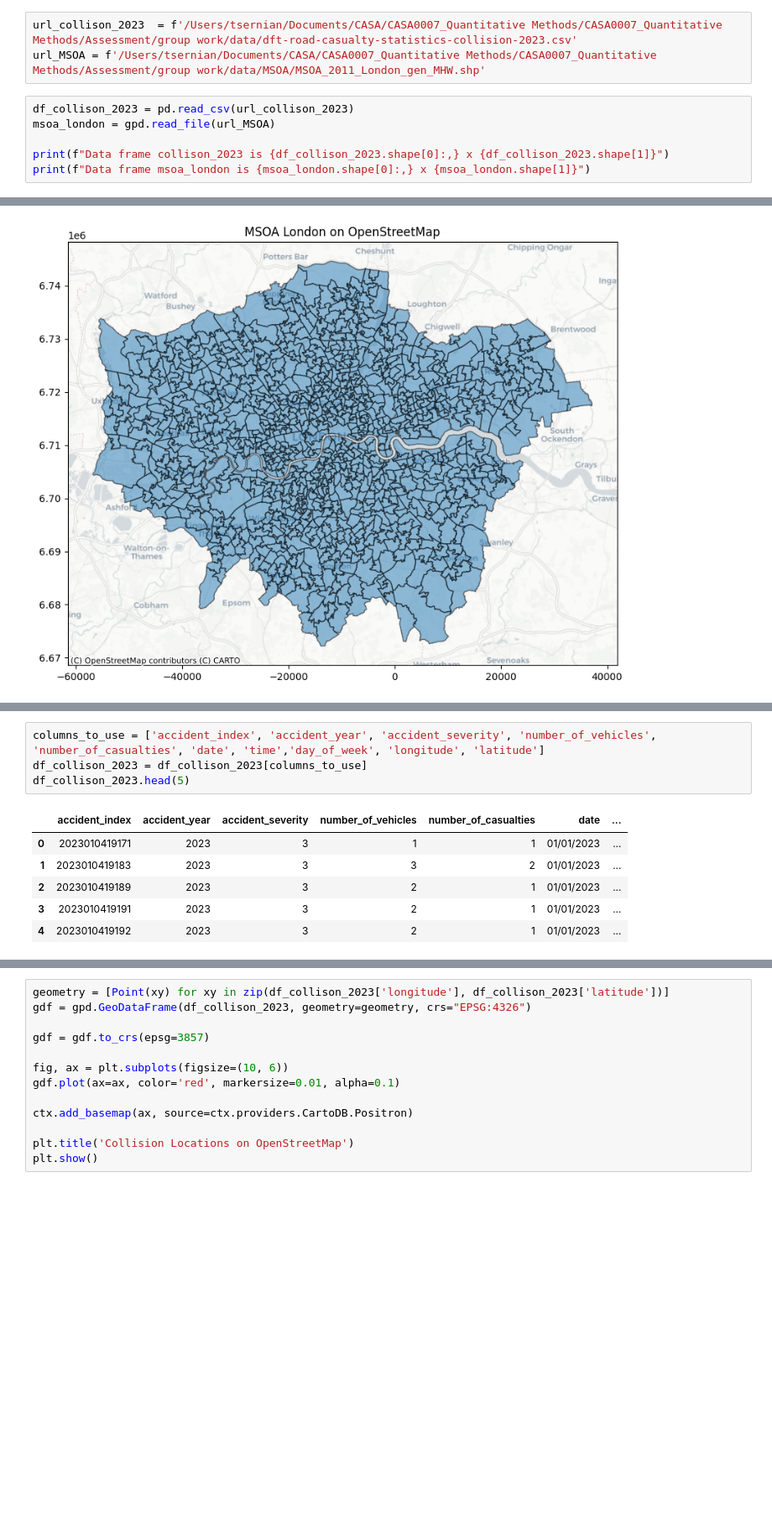
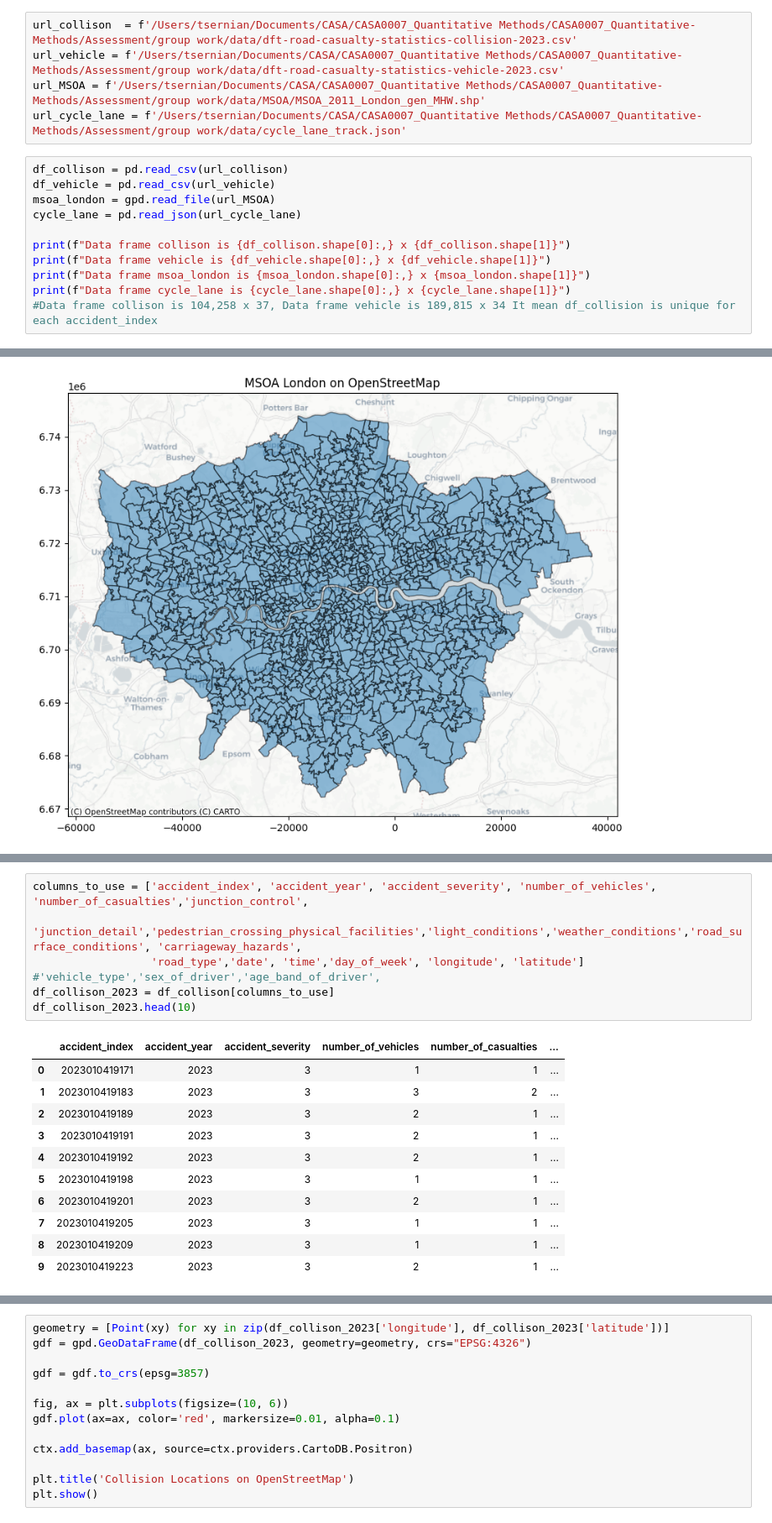
Before and after one commit to iantsern-twuk/CASA0007_Quantitative-Methods, a Jupyter notebook: Assessment/group work/data_cleaning.ipynb, the cells around one changed output, grey strips where cells are left out. Shown at 84% size. Drawn from its saved outputs; the diff is of its cells as text; blank space fills up the shorter version.

```diff
--- a/Assessment/group work/data_cleaning.ipynb
+++ b/Assessment/group work/data_cleaning.ipynb
@@ -9,12 +10,19 @@ from shapely.geometry import Point
 import contextily as ctx
 import folium
 # %%
-url_collison_2023  = f'/Users/tsernian/Documents/CASA/CASA0007_Quantitative Methods/CASA0007_Quantitative Methods/Assessment/group work/data/dft-road-casualty-statistics-collision-2023.csv'
-url_MSOA = f'/Users/tsernian/Documents/CASA/CASA0007_Quantitative Methods/CASA0007_Quantitative Methods/Assessment/group work/data/MSOA/MSOA_2011_London_gen_MHW.shp'
+url_collison  = f'/Users/tsernian/Documents/CASA/CASA0007_Quantitative Methods/CASA0007_Quantitative-Methods/Assessment/group work/data/dft-road-casualty-statistics-collision-2023.csv'
+url_vehicle = f'/Users/tsernian/Documents/CASA/CASA0007_Quantitative Methods/CASA0007_Quantitative-Methods/Assessment/group work/data/dft-road-casualty-statistics-vehicle-2023.csv'
+url_MSOA = f'/Users/tsernian/Documents/CASA/CASA0007_Quantitative Methods/CASA0007_Quantitative-Methods/Assessment/group work/data/MSOA/MSOA_2011_London_gen_MHW.shp'
+url_cycle_lane = f'/Users/tsernian/Documents/CASA/CASA0007_Quantitative Methods/CASA0007_Quantitative-Methods/Assessment/group work/data/cycle_lane_track.json'
 # %%
-df_collison_2023 = pd.read_csv(url_collison_2023)
+df_collison = pd.read_csv(url_collison)
+df_vehicle = pd.read_csv(url_vehicle)
 msoa_london = gpd.read_file(url_MSOA)
+cycle_lane = pd.read_json(url_cycle_lane)
 
-print(f"Data frame collison_2023 is {df_collison_2023.shape[0]:,} x {df_collison_2023.shape[1]}")
+print(f"Data frame collison is {df_collison.shape[0]:,} x {df_collison.shape[1]}")
+print(f"Data frame vehicle is {df_vehicle.shape[0]:,} x {df_vehicle.shape[1]}")
 print(f"Data frame msoa_london is {msoa_london.shape[0]:,} x {msoa_london.shape[1]}")
+print(f"Data frame cycle_lane is {cycle_lane.shape[0]:,} x {cycle_lane.shape[1]}")
+#Data frame collison is 104,258 x 37, Data frame vehicle is 189,815 x 34 It mean df_collision is unique for each accident_index
 # %% [output]
@@ -62,13 +110,20 @@ Data columns (total 37 columns):
 dtypes: float64(4), int64(26), object(7)
 memory usage: 29.4+ MB
 # %%
-columns_to_use = ['accident_index', 'accident_year', 'accident_severity', 'number_of_vehicles', 'number_of_casualties', 'date', 'time','day_of_week', 'longitude', 'latitude']
-df_collison_2023 = df_collison_2023[columns_to_use]
-df_collison_2023.head(5)
+columns_to_use = ['accident_index', 'accident_year', 'accident_severity', 'number_of_vehicles', 'number_of_casualties','junction_control',
+                  'junction_detail','pedestrian_crossing_physical_facilities','light_conditions','weather_conditions','road_surface_conditions', 'carriageway_hazards',
+                  'road_type','date', 'time','day_of_week', 'longitude', 'latitude']    #'vehicle_type','sex_of_driver','age_band_of_driver',
+df_collison_2023 = df_collison[columns_to_use]
+df_collison_2023.head(10)
 # %% [output]
-|  | accident_index | accident_year | accident_severity | number_of_vehicles | number_of_casualties | date | ... |
-| 0 | 2023010419171 | 2023 | 3 | 1 | 1 | 01/01/2023 | ... |
-| 1 | 2023010419183 | 2023 | 3 | 3 | 2 | 01/01/2023 | ... |
-| 2 | 2023010419189 | 2023 | 3 | 2 | 1 | 01/01/2023 | ... |
-| 3 | 2023010419191 | 2023 | 3 | 2 | 1 | 01/01/2023 | ... |
-| 4 | 2023010419192 | 2023 | 3 | 2 | 1 | 01/01/2023 | ... |
+|  | accident_index | accident_year | accident_severity | number_of_vehicles | number_of_casualties | ... |
+| 0 | 2023010419171 | 2023 | 3 | 1 | 1 | ... |
+| 1 | 2023010419183 | 2023 | 3 | 3 | 2 | ... |
+| 2 | 2023010419189 | 2023 | 3 | 2 | 1 | ... |
+| 3 | 2023010419191 | 2023 | 3 | 2 | 1 | ... |
+| 4 | 2023010419192 | 2023 | 3 | 2 | 1 | ... |
+| 5 | 2023010419198 | 2023 | 3 | 1 | 1 | ... |
+| 6 | 2023010419201 | 2023 | 3 | 2 | 1 | ... |
+| 7 | 2023010419205 | 2023 | 3 | 1 | 1 | ... |
+| 8 | 2023010419209 | 2023 | 3 | 1 | 1 | ... |
+| 9 | 2023010419223 | 2023 | 3 | 2 | 1 | ... |
```
Also changed, not shown: parts of 27 cells of this notebook, 12 other files.
